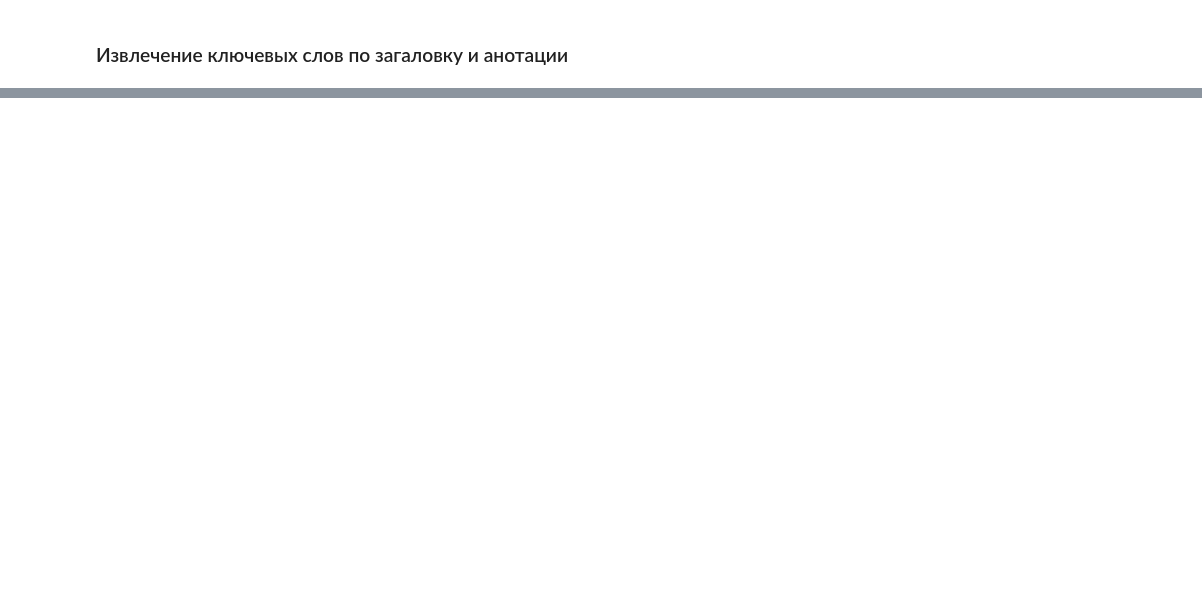
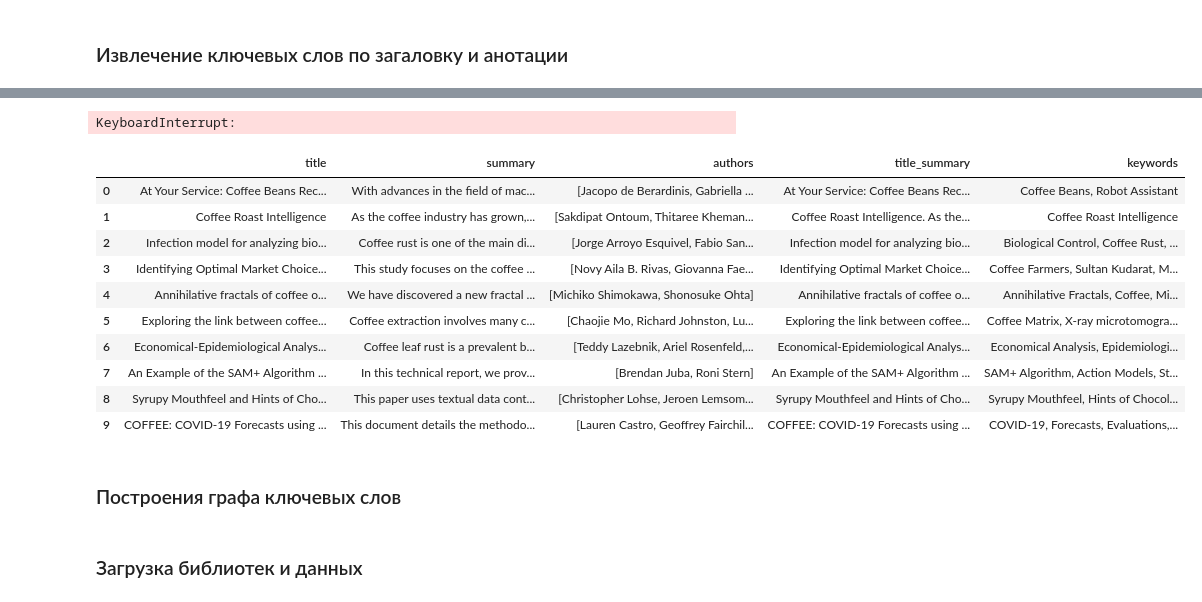
Before and after one commit to aleksandra0KR/ad, a Jupyter notebook: Untitled8.ipynb, the cells around one changed output, grey strips where cells are left out. Cells and saved outputs as stored; diff of their text form; code cells hidden in the pictures; blank space fills up the shorter version.

```diff
--- a/Untitled8.ipynb
+++ b/Untitled8.ipynb
@@ -81,4 +74,4 @@ from tqdm.auto import tqdm
 tqdm.pandas()
 df["title_summary"] = df["title"] + ". " + df["summary"]
 
-df["keywords"] = df["title_summary"].progress_apply(lambda x: pipe(x)[0]["generated_text"].split(", "))
+df["keywords"] = df["title"].progress_apply(lambda x: pipe(x)[0]["generated_text"].split(", "))
@@ -84,0 +81,20 @@ df["keywords"] = df["title_summary"].progress_apply(lambda x: pipe(x)[0]["genera
+# %%
+%%time
+df["keywords_"] = df["summary"].apply(lambda x: pipe(x)[0]["generated_text"].split(", "))
+# %% [output]
+KeyboardInterrupt:
+# %%
+df["keywords"] = df["keywords"].apply(lambda x: ", ".join(x))
+df
+# %% [output]
+|  | title | summary | authors | title_summary | keywords |
+| 0 | At Your Service: Coffee Beans Rec... | With advances in the field of mac... | [Jacopo de Berardinis, Gabriella ... | At Your Service: Coffee Beans Rec... | Coffee Beans, Robot Assistant |
+| 1 | Coffee Roast Intelligence | As the coffee industry has grown,... | [Sakdipat Ontoum, Thitaree Kheman... | Coffee Roast Intelligence. As the... | Coffee Roast Intelligence |
+| 2 | Infection model for analyzing bio... | Coffee rust is one of the main di... | [Jorge Arroyo Esquivel, Fabio San... | Infection model for analyzing bio... | Biological Control, Coffee Rust, ... |
+| 3 | Identifying Optimal Market Choice... | This study focuses on the coffee ... | [Novy Aila B. Rivas, Giovanna Fae... | Identifying Optimal Market Choice... | Coffee Farmers, Sultan Kudarat, M... |
+| 4 | Annihilative fractals of coffee o... | We have discovered a new fractal ... | [Michiko Shimokawa, Shonosuke Ohta] | Annihilative fractals of coffee o... | Annihilative Fractals, Coffee, Mi... |
+| 5 | Exploring the link between coffee... | Coffee extraction involves many c... | [Chaojie Mo, Richard Johnston, Lu... | Exploring the link between coffee... | Coffee Matrix, X-ray microtomogra... |
+| 6 | Economical-Epidemiological Analys... | Coffee leaf rust is a prevalent b... | [Teddy Lazebnik, Ariel Rosenfeld,... | Economical-Epidemiological Analys... | Economical Analysis, Epidemiologi... |
+| 7 | An Example of the SAM+ Algorithm ... | In this technical report, we prov... | [Brendan Juba, Roni Stern] | An Example of the SAM+ Algorithm ... | SAM+ Algorithm, Action Models, St... |
+| 8 | Syrupy Mouthfeel and Hints of Cho... | This paper uses textual data cont... | [Christopher Lohse, Jeroen Lemsom... | Syrupy Mouthfeel and Hints of Cho... | Syrupy Mouthfeel, Hints of Chocol... |
+| 9 | COFFEE: COVID-19 Forecasts using ... | This document details the methodo... | [Lauren Castro, Geoffrey Fairchil... | COFFEE: COVID-19 Forecasts using ... | COVID-19, Forecasts, Evaluations,... |
@@ -84,0 +103,4 @@ df["keywords"] = df["title_summary"].progress_apply(lambda x: pipe(x)[0]["genera
+# %% [markdown]
+### Построения графа ключевых слов
+# %% [markdown]
+### Загрузка библиотек и данных
```
Also changed, not shown: parts of 12 cells of this notebook.
